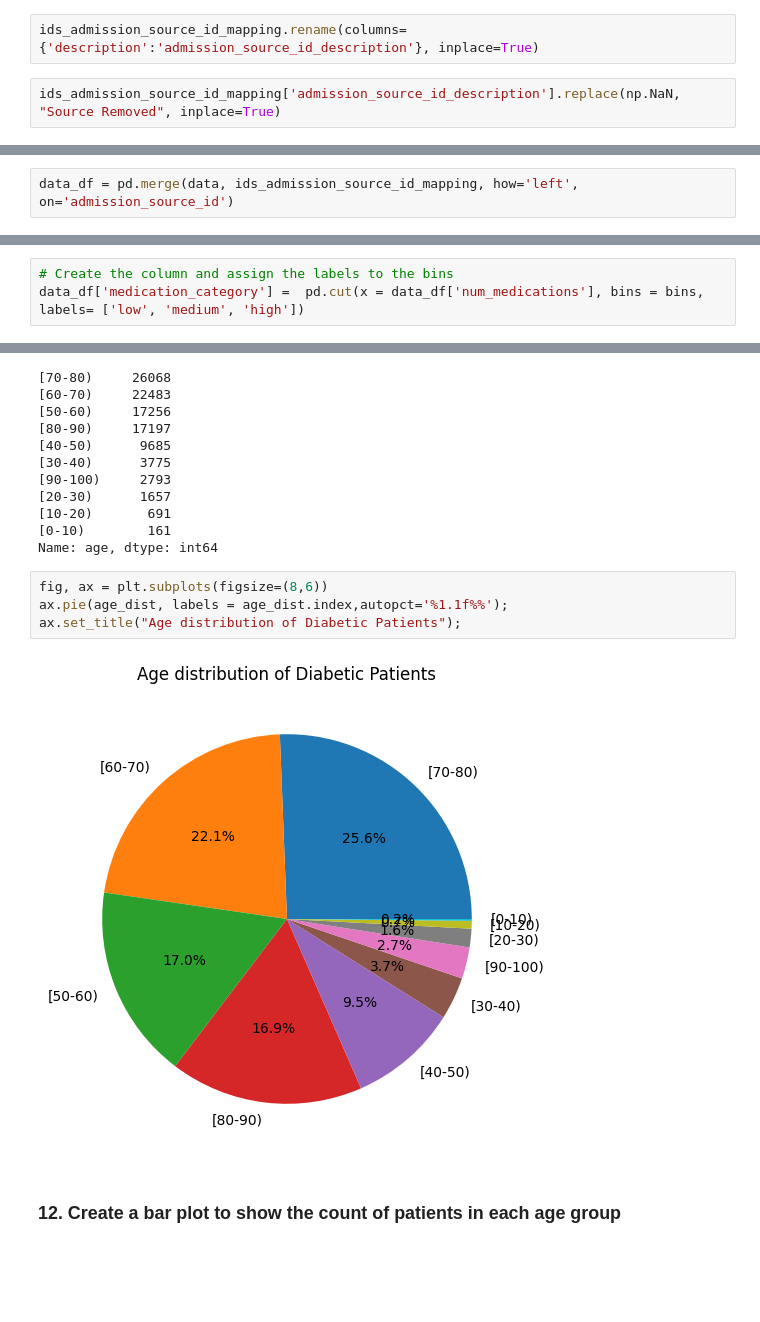
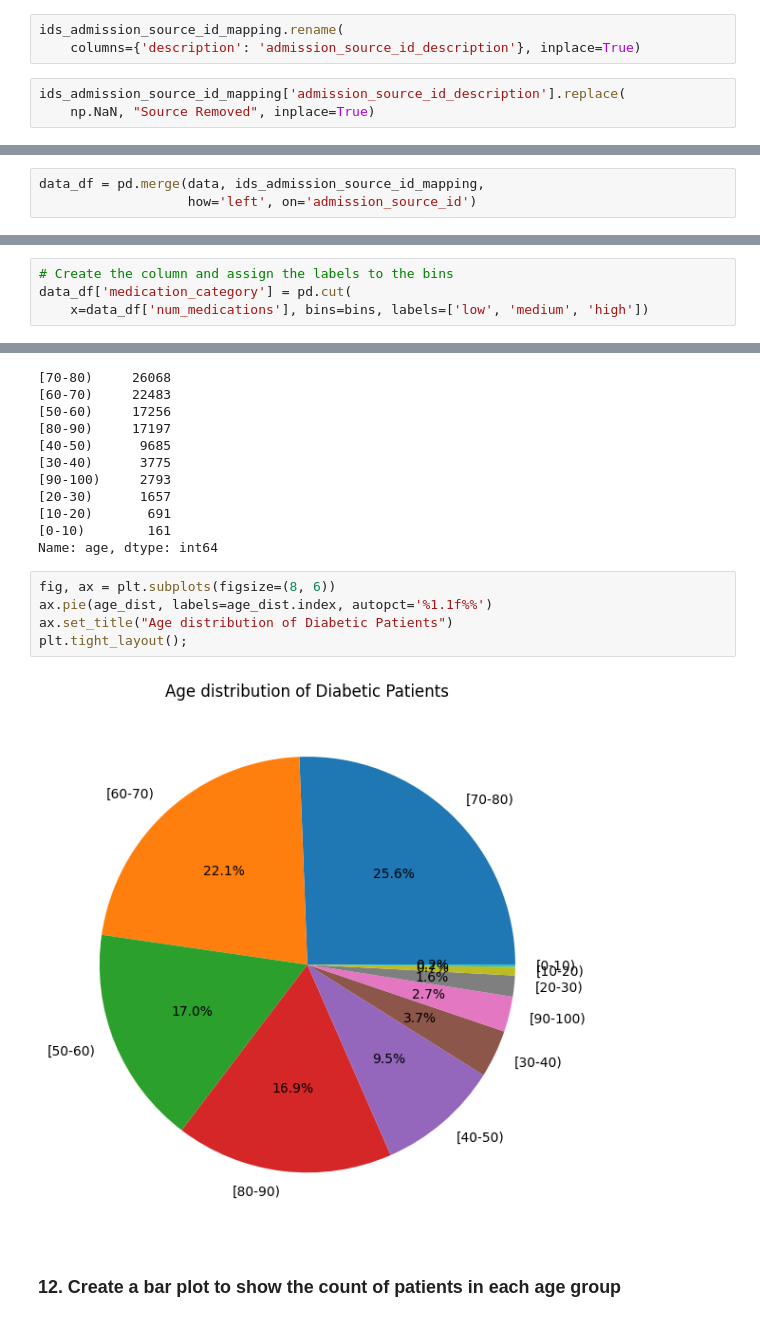
Before and after one commit to Thomas-George-T/Diabetic-Readmission-Exploration, a Jupyter notebook: Diabetic-Readmissions-Exploration.ipynb, the cells around one changed output, grey strips where cells are left out. Saved outputs shown, nothing was run; the diff lists cells and outputs as text; blank space fills up the shorter version.

```diff
--- a/Diabetic-Readmissions-Exploration.ipynb
+++ b/Diabetic-Readmissions-Exploration.ipynb
@@ -155,9 +159,11 @@ ids_admission_source_id_mapping
 | 23 | 25 | Transfer from Ambulatory Surgery ... |
 | 24 | 26 | Transfer from Hospice |
 # %%
-ids_admission_source_id_mapping.rename(columns={'description':'admission_source_id_description'}, inplace=True)
+ids_admission_source_id_mapping.rename(
+    columns={'description': 'admission_source_id_description'}, inplace=True)
 # %%
-ids_admission_source_id_mapping['admission_source_id_description'].replace(np.NaN, "Source Removed", inplace=True)
+ids_admission_source_id_mapping['admission_source_id_description'].replace(
+    np.NaN, "Source Removed", inplace=True)
 # %%
 ids_admission_source_id_mapping
 # %% [output]
@@ -181,7 +187,8 @@ ids_admission_source_id_mapping
 # %% [markdown]
 <h3> Merging Dataframes to get Admission_source_id </h3>
 # %%
-data_df = pd.merge(data, ids_admission_source_id_mapping, how='left', on='admission_source_id')
+data_df = pd.merge(data, ids_admission_source_id_mapping,
+                   how='left', on='admission_source_id')
 # %%
 data_df.shape
 # %% [output]
@@ -439,7 +455,8 @@ bins
 [0, 26, 52, 81]
 # %%
 # Create the column and assign the labels to the bins
-data_df['medication_category'] =  pd.cut(x = data_df['num_medications'], bins = bins, labels= ['low', 'medium', 'high'])
+data_df['medication_category'] = pd.cut(
+    x=data_df['num_medications'], bins=bins, labels=['low', 'medium', 'high'])
 # %%
 data_df[['num_medications', 'medication_category']]
 # %% [output]
@@ -496,11 +513,12 @@ age_dist
 [0-10)        161
 Name: age, dtype: int64
 # %%
-fig, ax = plt.subplots(figsize=(8,6))
-ax.pie(age_dist, labels = age_dist.index,autopct='%1.1f%%');
-ax.set_title("Age distribution of Diabetic Patients");
+fig, ax = plt.subplots(figsize=(8, 6))
+ax.pie(age_dist, labels=age_dist.index, autopct='%1.1f%%')
+ax.set_title("Age distribution of Diabetic Patients")
+plt.tight_layout();
 # %% [output]
-[figure, old version]
+[figure, new version]
 # %% [markdown]
 <h3> 12. Create a bar plot to show the count of patients in each age group</h3>
 # %%
```
Also changed, not shown: parts of 45 cells of this notebook, 2 other files.
